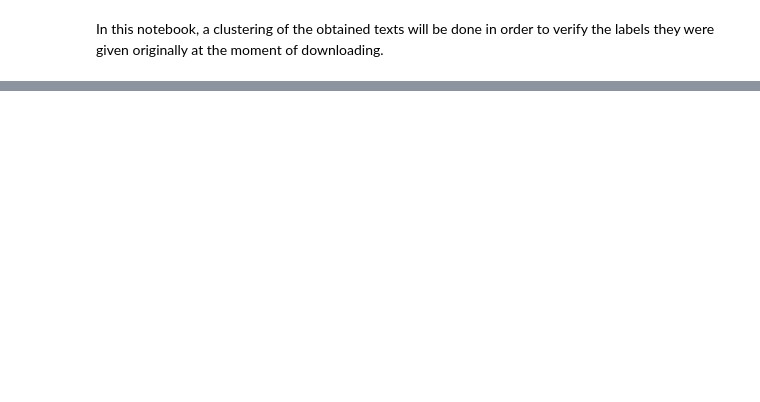
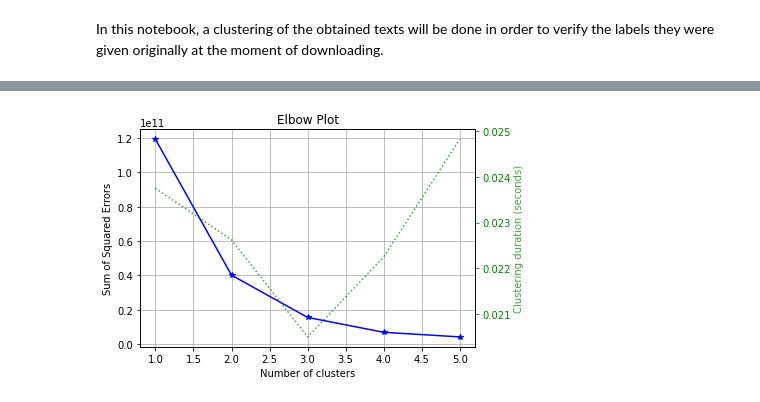
Before and after one commit to Hans03430/Tesis_Chatbot, a Jupyter notebook: notebook/modeling/Clustering.ipynb, the cells around one changed output, grey strips where cells are left out. Cells and saved outputs as stored; diff of their text form; code cells hidden in the pictures; blank space fills up the shorter version.

```diff
--- a/notebook/modeling/Clustering.ipynb
+++ b/notebook/modeling/Clustering.ipynb
@@ -21,6 +31 @@ texts.head()
 5 rows × 53 columns
-# %%
-# Delete unnecessary columns
-X = texts.drop(columns=['filename', 'category', 'cluster_grade', 'grade'])
-X.dropna(inplace=True) # Null records will be deleted, as seen in the notebook of exploratory data analysis
-X
@@ -40,0 +116,5 @@ X
+# %%
+plot_elbow_curve(clf=KMeans(random_state=43), X=X_all, cluster_ranges=range(1, 6))
+plt.show()
+# %% [output]
+[figure, added]
```
Also changed, not shown: parts of 20 cells of this notebook, 2 other files.
